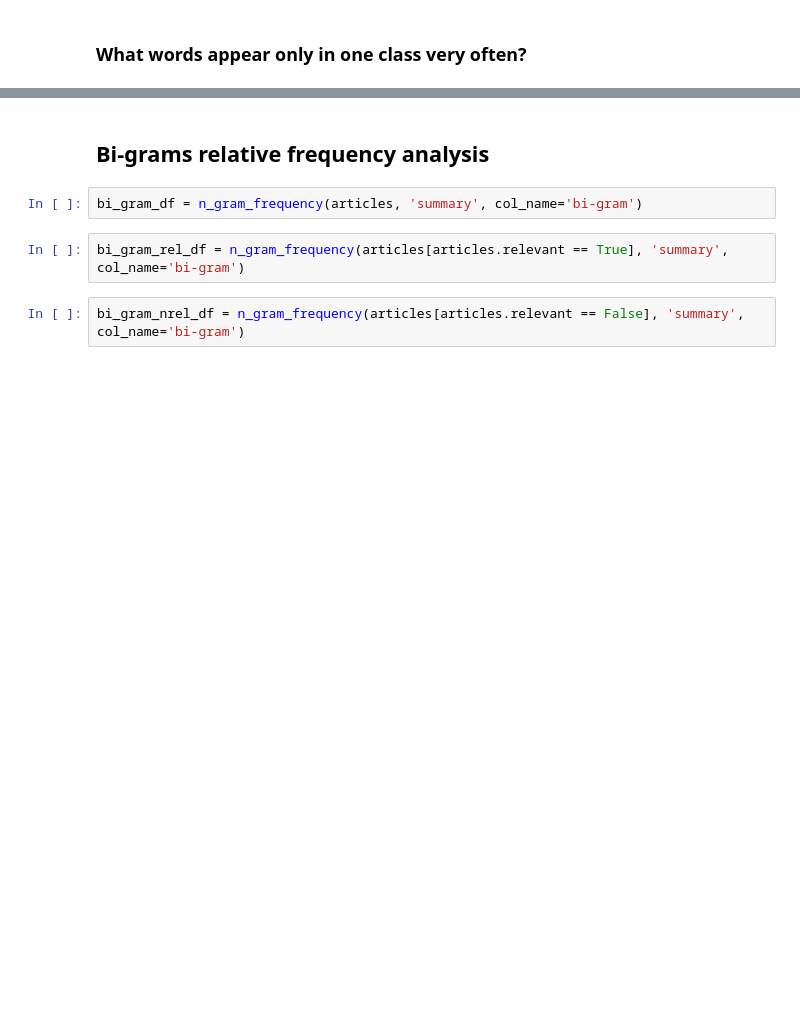
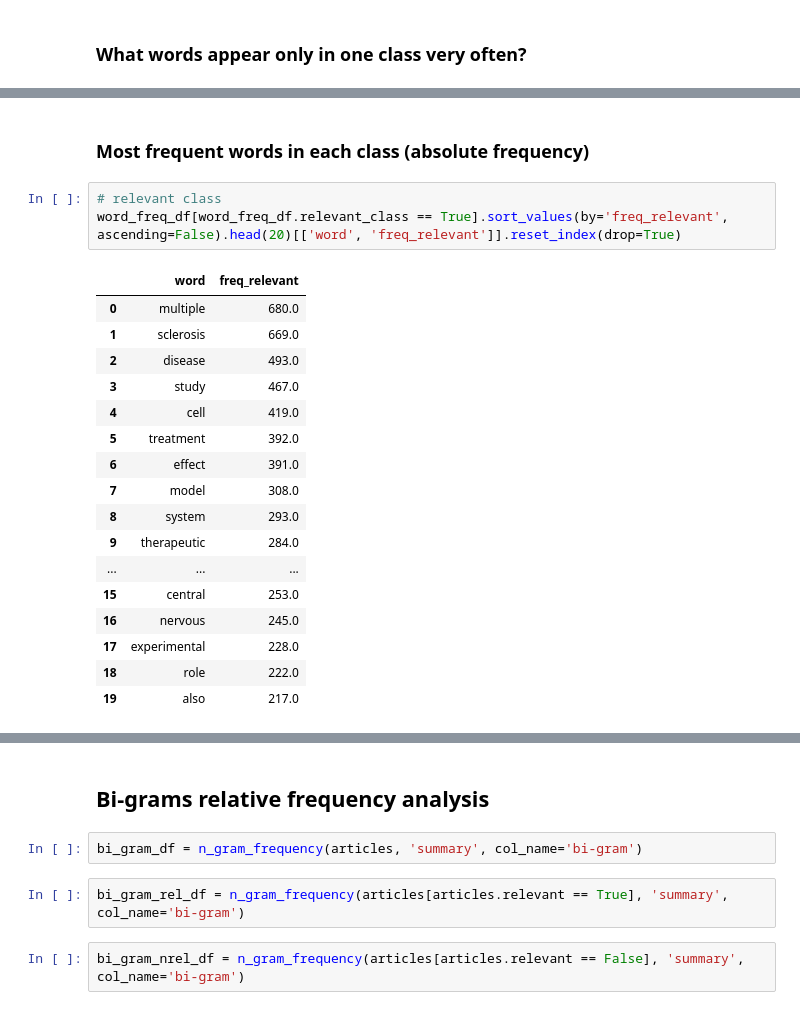
Before and after one commit to bialczykk/gregory-ai, a Jupyter notebook: EDA/eda_relative_frequencies.ipynb, the cells around one changed output, grey strips where cells are left out. Cells and saved outputs as stored; diff of their text form; blank space fills up the shorter version.

Commit message:
added absolute frequencies per class

```diff
--- a/EDA/eda_relative_frequencies.ipynb
+++ b/EDA/eda_relative_frequencies.ipynb
@@ -191,3 +191,26 @@ word_freq_df[(word_freq_df['relevant_class'] == False) & (word_freq_df['freq_rel
 | 10095 | returned | 3 | 0.0 | 3.0 | 0.0 | 0.013889 | ... |
 | 9568 | radiology | 3 | 0.0 | 3.0 | 0.0 | 0.013889 | ... |
 | 10537 | separately | 3 | 0.0 | 3.0 | 0.0 | 0.013889 | ... |
+# %% [markdown]
+### Most frequent words in each class (absolute frequency)
+# %%
+# relevant class
+word_freq_df[word_freq_df.relevant_class == True].sort_values(by='freq_relevant', ascending=False).head(20)[['word', 'freq_relevant']].reset_index(drop=True)
+# %% [output]
+|  | word | freq_relevant |
+| 0 | multiple | 680.0 |
+| 1 | sclerosis | 669.0 |
+| 2 | disease | 493.0 |
+| 3 | study | 467.0 |
+| 4 | cell | 419.0 |
+| 5 | treatment | 392.0 |
+| 6 | effect | 391.0 |
+| 7 | model | 308.0 |
+| 8 | system | 293.0 |
+| 9 | therapeutic | 284.0 |
+| ... | ... | ... |
+| 15 | central | 253.0 |
+| 16 | nervous | 245.0 |
+| 17 | experimental | 228.0 |
+| 18 | role | 222.0 |
+| 19 | also | 217.0 |
```
Also changed, not shown: parts of 7 cells of this notebook, 1 other file.
